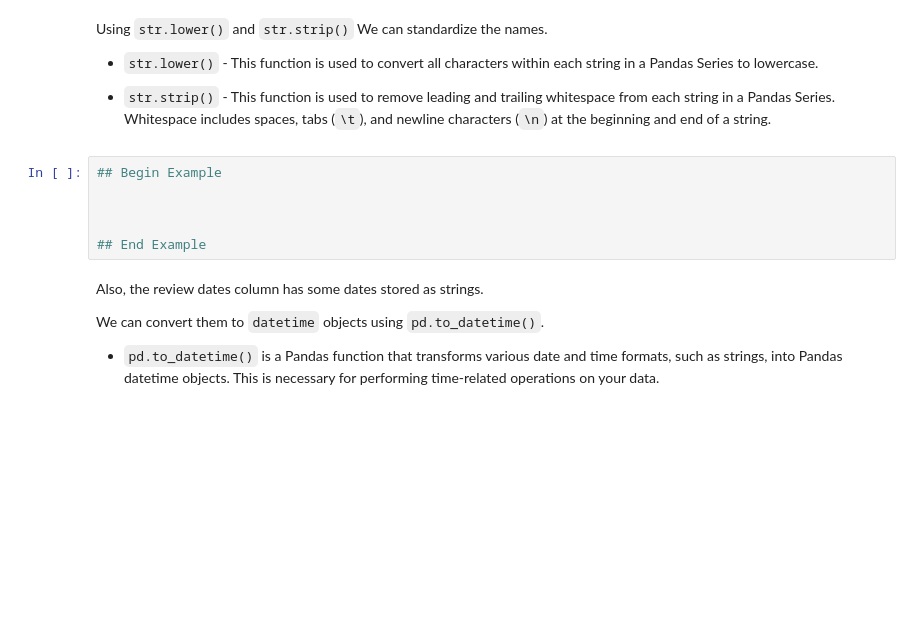
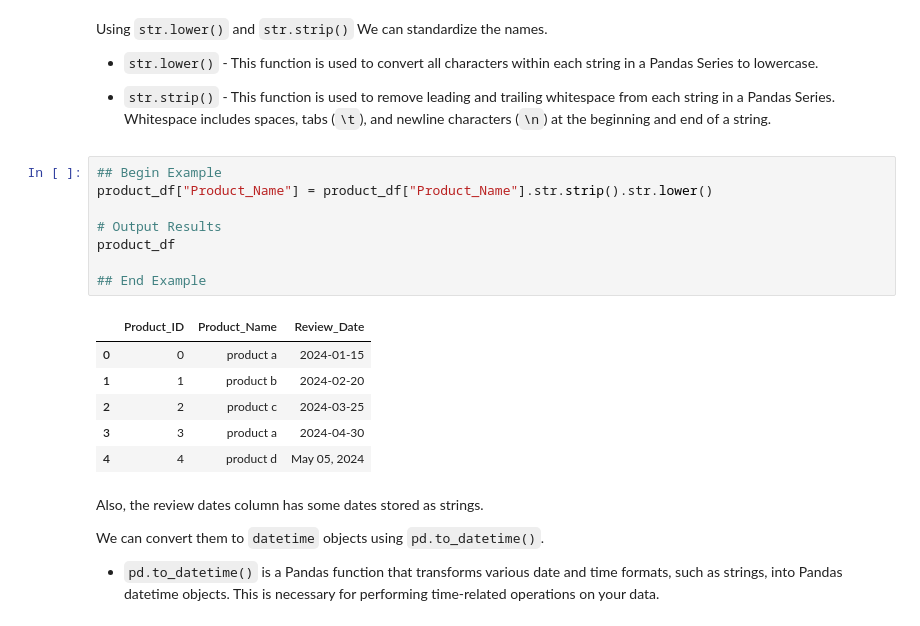
Before and after one commit to michaeltothewilson/data-with-python, a Jupyter notebook: notebooks/06_data_cleaning.ipynb, the cells around one changed output. Drawn from its saved outputs; the diff is of its cells as text; blank space fills up the shorter version.

```diff
--- a/notebooks/06_data_cleaning.ipynb
+++ b/notebooks/06_data_cleaning.ipynb
@@ -399,10 +536,19 @@ Using `str.lower()` and `str.strip()` We can standardize the names.
 * `str.strip()` - This function is used to remove leading and trailing whitespace from each string in a Pandas Series. Whitespace includes spaces, tabs (`\t`), and newline characters (`\n`) at the beginning and end of a string.
 # %%
 ## Begin Example
+product_df["Product_Name"] = product_df["Product_Name"].str.strip().str.lower()
 
-
+# Output Results
+product_df
 
 ## End Example
+# %% [output]
+|  | Product_ID | Product_Name | Review_Date |
+| 0 | 0 | product a | 2024-01-15 |
+| 1 | 1 | product b | 2024-02-20 |
+| 2 | 2 | product c | 2024-03-25 |
+| 3 | 3 | product a | 2024-04-30 |
+| 4 | 4 | product d | May 05, 2024 |
 # %% [markdown]
 Also, the review dates column has some dates stored as strings.
 
```
Also changed, not shown: parts of 16 cells of this notebook, 5 other files.
